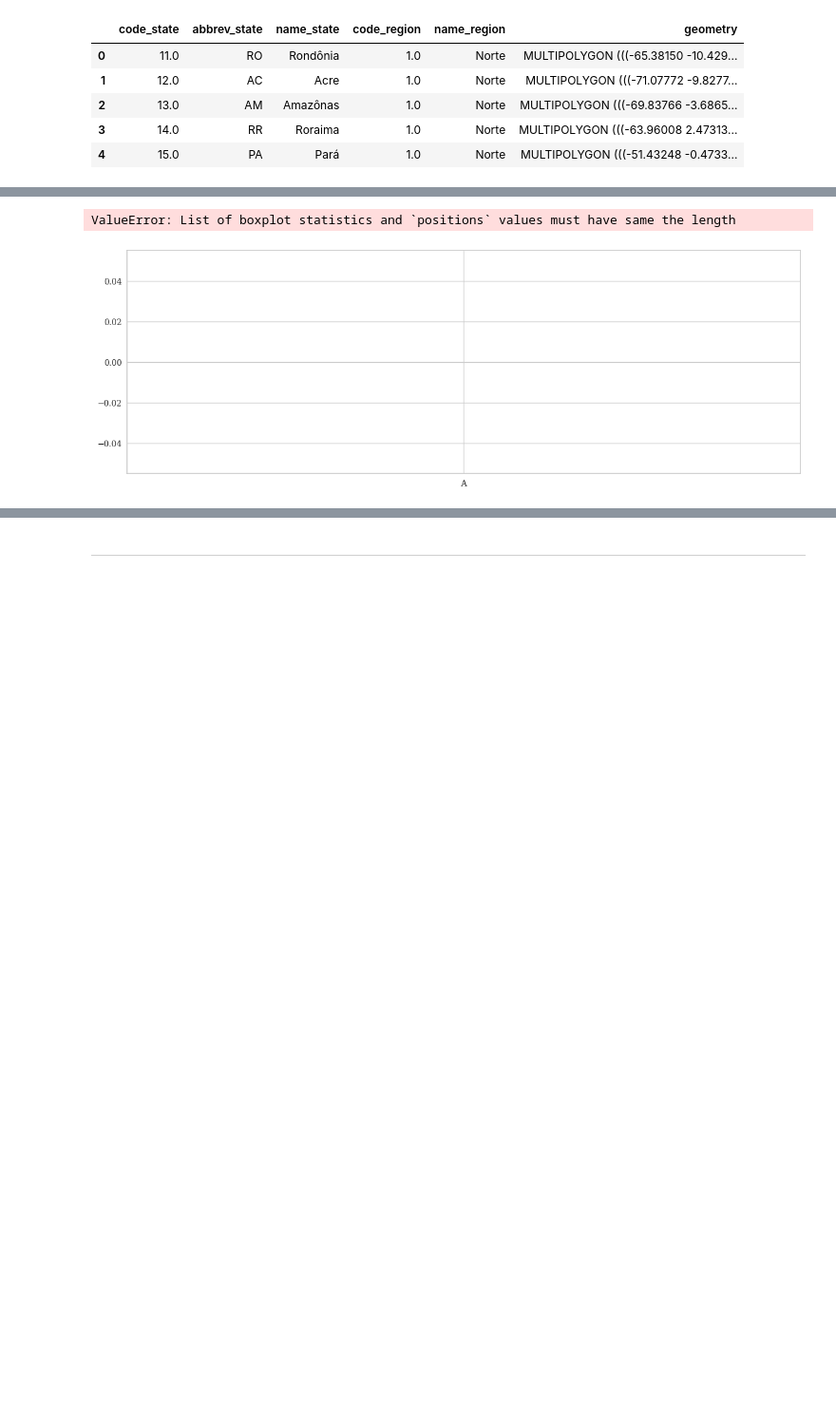
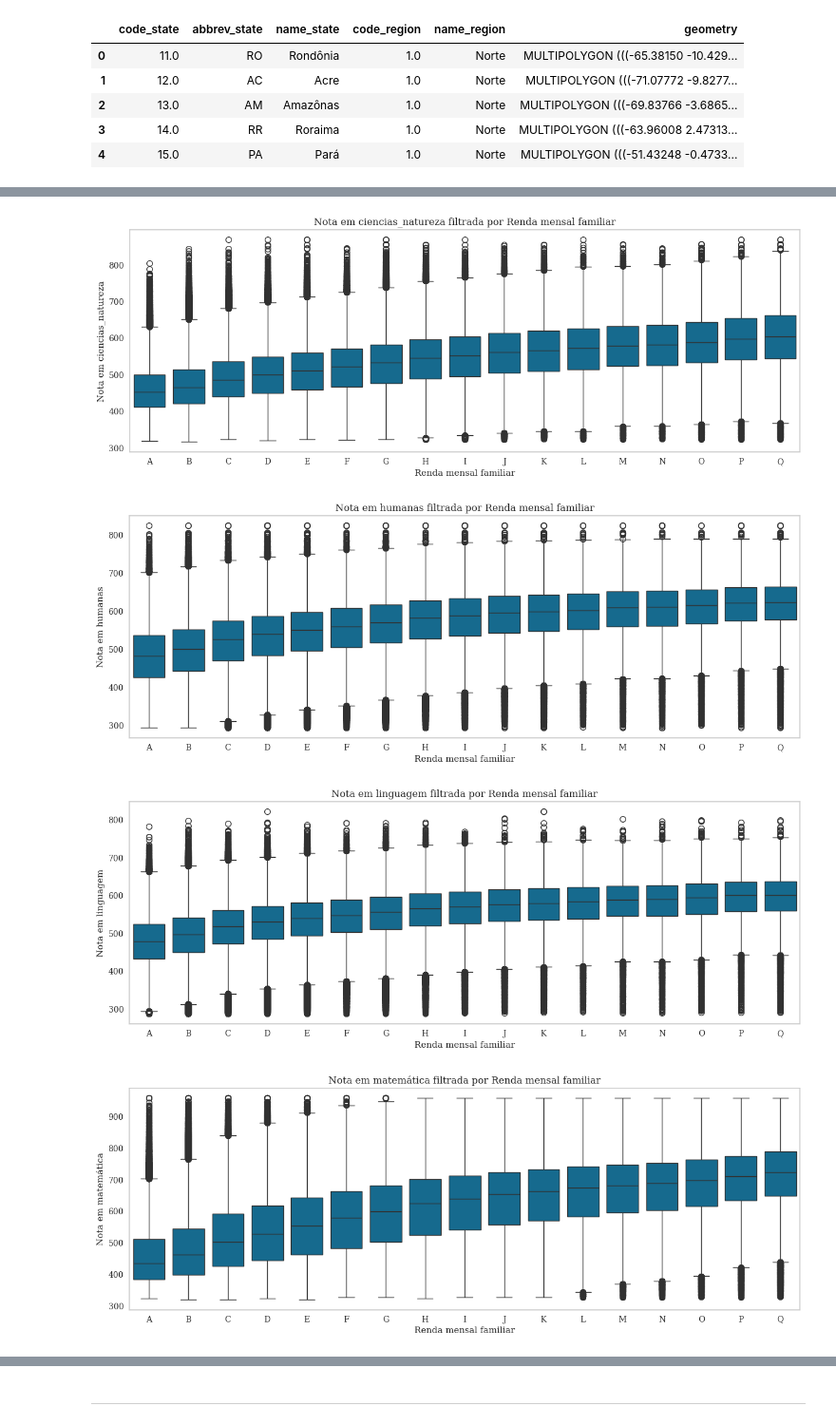
Before and after one commit to ManoelFelipe/Enem, a Jupyter notebook: ENEM_EDA.ipynb, the cells around one changed output, grey strips where cells are left out. Shown at 95% size. Cells and saved outputs as stored; diff of their text form; code cells hidden in the pictures; blank space fills up the shorter version.

```diff
--- a/ENEM_EDA.ipynb
+++ b/ENEM_EDA.ipynb
@@ -208,3 +206,9 @@ histo_nota_uf(df_23_22_01_SP)
+# %%
+# Exportar para .csv. Sem o index, index=False;
+# df.to_csv('df_23_F.csv', index=False, encoding = "utf-8")
+# Carregando os dados
+# df_23_22 = reduce_mem_usage(pd.read_csv('df_23_22_new.csv', encoding = "utf-8", sep = ','))
+df = pd.read_csv('enem_2023.csv', encoding = "utf-8", sep = ',')
 # %%
 provas = ['Ciencias_Natureza', 'Humanas', 'Linguagem', 'Matemática', 'Redação']
 for prova in provas+['Media']:
@@ -231,7 +235,9 @@ renda_ordenada = np.array(['E', 'G', 'B', 'F', 'C', 'D', 'A', 'J', 'I', 'K', 'H'
        'M', 'P', 'L', 'N'])
 renda_ordenada.sort()
 # %%
-boxplot_por_filtro(df_23_22_01_SP, 'Renda_mensal_familiar', renda_ordenada)
+boxplot_por_filtro(df, 'Renda_mensal_familiar', renda_ordenada)
 # %% [output]
-ValueError: List of boxplot statistics and `positions` values must have same the length
-[figure, old version]
+[figure, new version]
+[figure, added]
+[figure, added]
+[figure, added]
```
Also changed, not shown: parts of 36 cells of this notebook, 3 other files.
